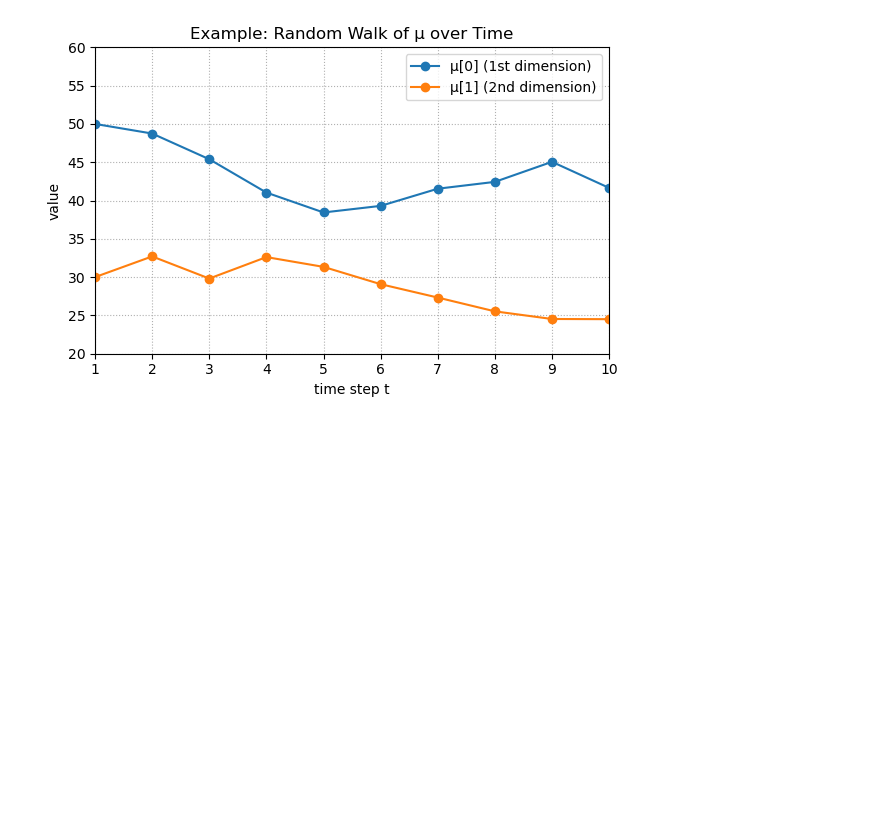
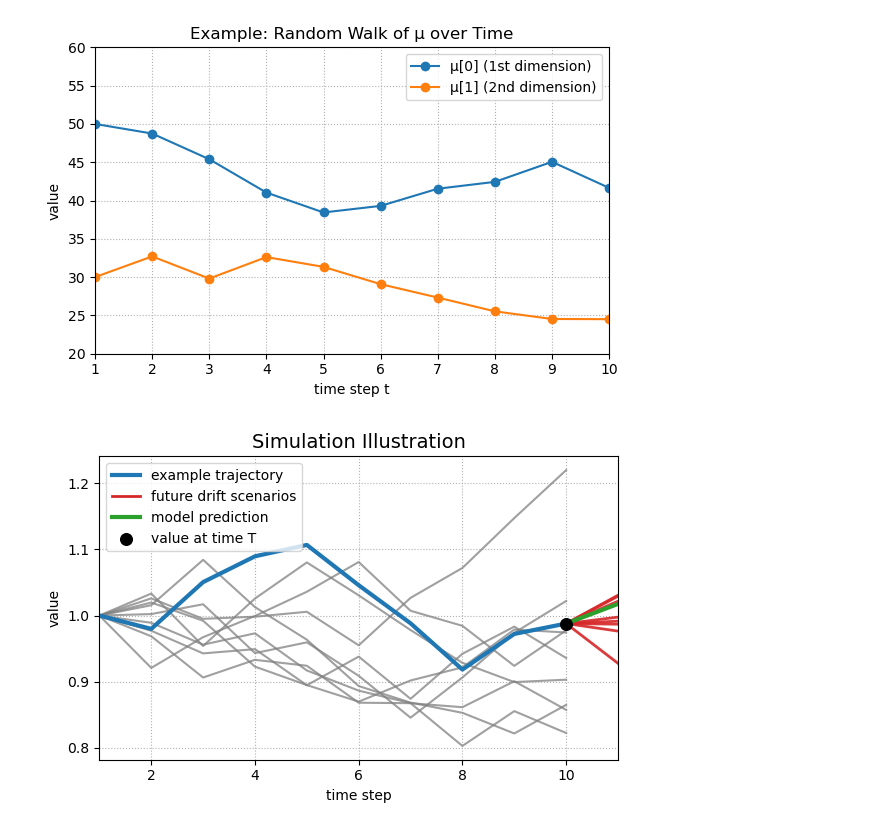
Before and after one commit to ujicrush/SP2, a Jupyter notebook: presentation.ipynb, the cells around one changed output. Saved outputs shown, nothing was run; the diff lists cells and outputs as text; code cells hidden in the pictures; blank space fills up the shorter version.

Commit message:
simulation process figure

```diff
--- a/presentation.ipynb
+++ b/presentation.ipynb
@@ -94,3 +94,82 @@ plt.tight_layout()
 plt.show()
 # %% [output]
 [figure]
+# %%
+np.random.seed(42)
+
+# ---- parameters ----
+T = 10                    # time steps
+num_hist = 10             # number of historical trajectories
+num_future = 8            # number of future branches
+gamma = 0.08              # drift scale
+initial_value = 1.0       # all trajectories start here
+
+# ---- generate drift path ----
+def generate_drift_path(T, gamma, start=1.0):
+    x = np.zeros(T)
+    x[0] = start
+    for t in range(1, T):
+        drift = np.random.uniform(-gamma * np.abs(x[t-1]),
+                                   gamma * np.abs(x[t-1]))
+        x[t] = x[t-1] + drift
+    return x
+
+# ---- generate 10 historical paths ----
+X_hist = np.array([generate_drift_path(T, gamma, start=initial_value)
+                   for _ in range(num_hist)])
+
+# ---- choose one trajectory ----
+example_idx = 0
+anchor_value = X_hist[example_idx, -1]
+
+# ---- generate 8 true future drift scenarios ----
+future_paths = []
+for k in range(num_future):
+    drift = np.random.uniform(-gamma * np.abs(anchor_value),
+                               gamma * np.abs(anchor_value))
+    new_val = anchor_value + drift
+    future_paths.append([anchor_value, new_val])
+
+# ---- model prediction (just an example) ----
+model_drift = 0.03 * anchor_value
+model_prediction = anchor_value + model_drift
+
+# ---- plotting ----
+plt.figure(figsize=(6, 4))
+
+t_hist = np.arange(1, T+1)
+t_future = np.array([T, T+1])
+
+# historical trajectories
+for i in range(num_hist):
+    plt.plot(t_hist, X_hist[i], color="gray", alpha=0.75)
+
+# highlight the example trajectory
+plt.plot(t_hist, X_hist[example_idx], color="tab:blue",
+         linewidth=3, label="example trajectory")
+
+# 8 drift-based future branches (no label to avoid clutter)
+for fp in future_paths:
+    plt.plot(t_future, fp, color="tab:red", linewidth=2, alpha=0.9)
+
+# ---- fake line for legend of red branches ----
+plt.plot([], [], color="tab:red", linewidth=2, label="future drift scenarios")
+
+# model predicted point
+plt.plot([T, T+1], [anchor_value, model_prediction],
+         color="tab:green", linewidth=3, label="model prediction")
+
+# anchor point at time T
+plt.scatter([T], [anchor_value], color="black", s=70,
+            label="value at time T", zorder=5)
+
+plt.title("Simulation Illustration", fontsize=14)
+plt.xlabel("time step")
+plt.ylabel("value")
+plt.grid(True, linestyle=":")
+plt.xlim(1, T+1)
+plt.legend()
+plt.tight_layout()
+plt.show()
+# %% [output]
+[figure, added]
```
